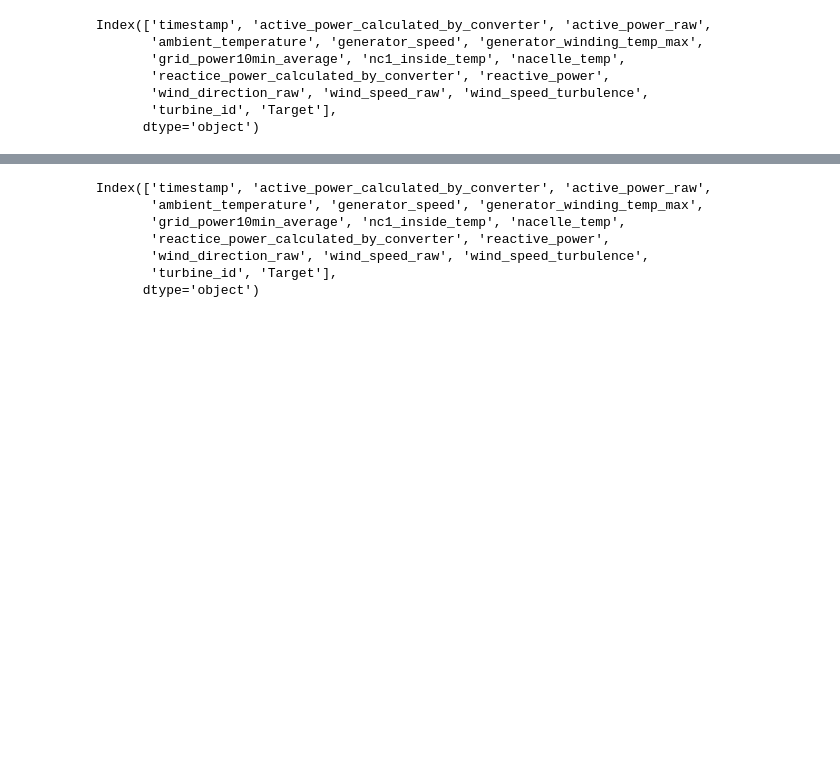
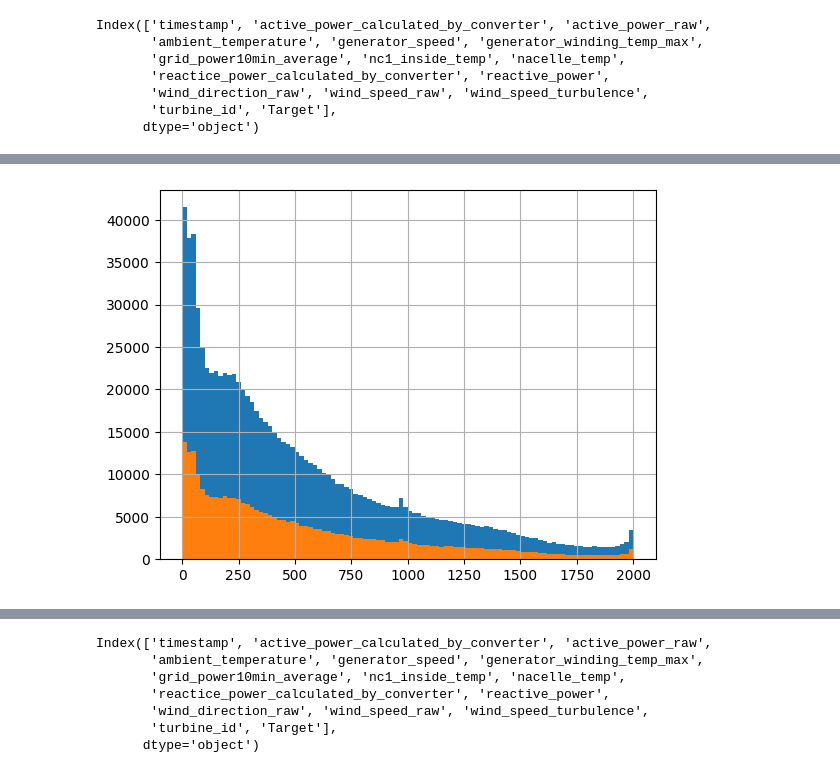
Before and after one commit to k-loki/re_new-machinehack, a Jupyter notebook: notebooks/eda.ipynb, the cells around one changed output, grey strips where cells are left out. Saved outputs shown, nothing was run; the diff lists cells and outputs as text; code cells hidden in the pictures; blank space fills up the shorter version.

```diff
--- a/notebooks/eda.ipynb
+++ b/notebooks/eda.ipynb
@@ -193,6 +79,3 @@ Index(['timestamp', 'active_power_calculated_by_converter', 'active_power_raw',
        'wind_direction_raw', 'wind_speed_raw', 'wind_speed_turbulence',
        'turbine_id', 'Target'],
       dtype='object')
-# %%
-plt.rcParams['figure.figsize'] = (10, 8)
-sns.heatmap(train.corr(), annot=True, cmap='magma_r')
@@ -201,0 +137,5 @@ sns.heatmap(train.corr(), annot=True, cmap='magma_r')
+# %%
+train.active_power_calculated_by_converter.hist(bins=100);
+test.active_power_calculated_by_converter.hist(bins=100);
+# %% [output]
+[figure, added]
```
Also changed, not shown: parts of 48 cells of this notebook.
